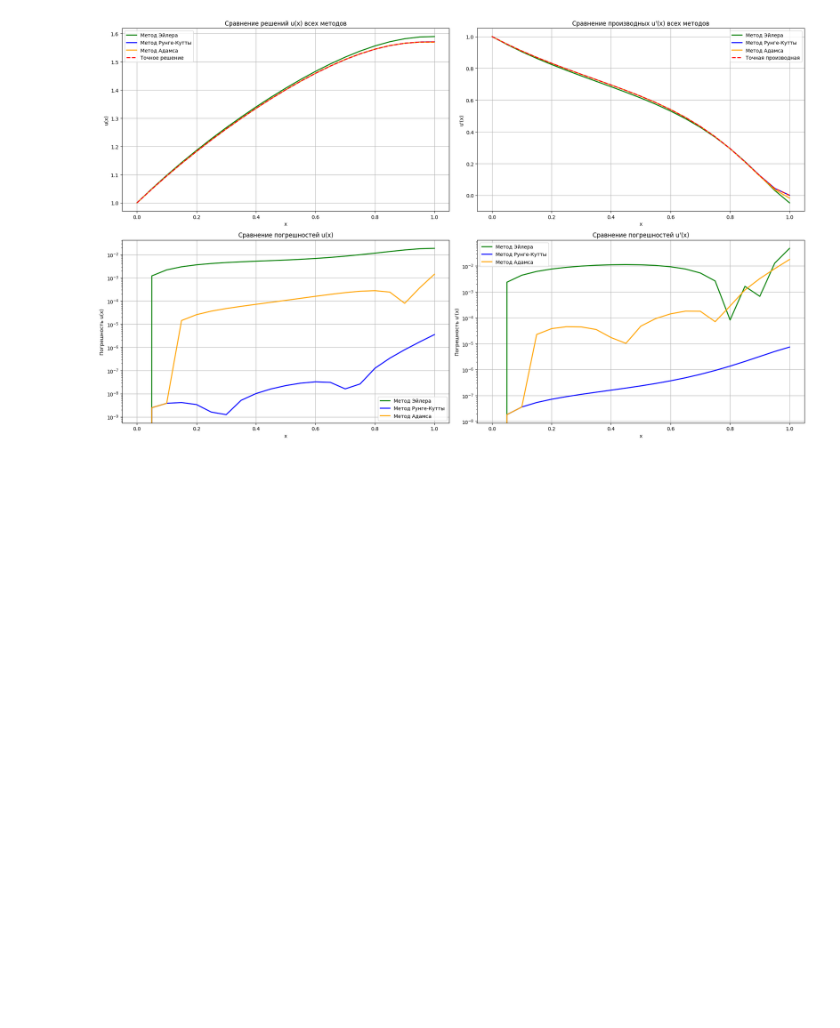
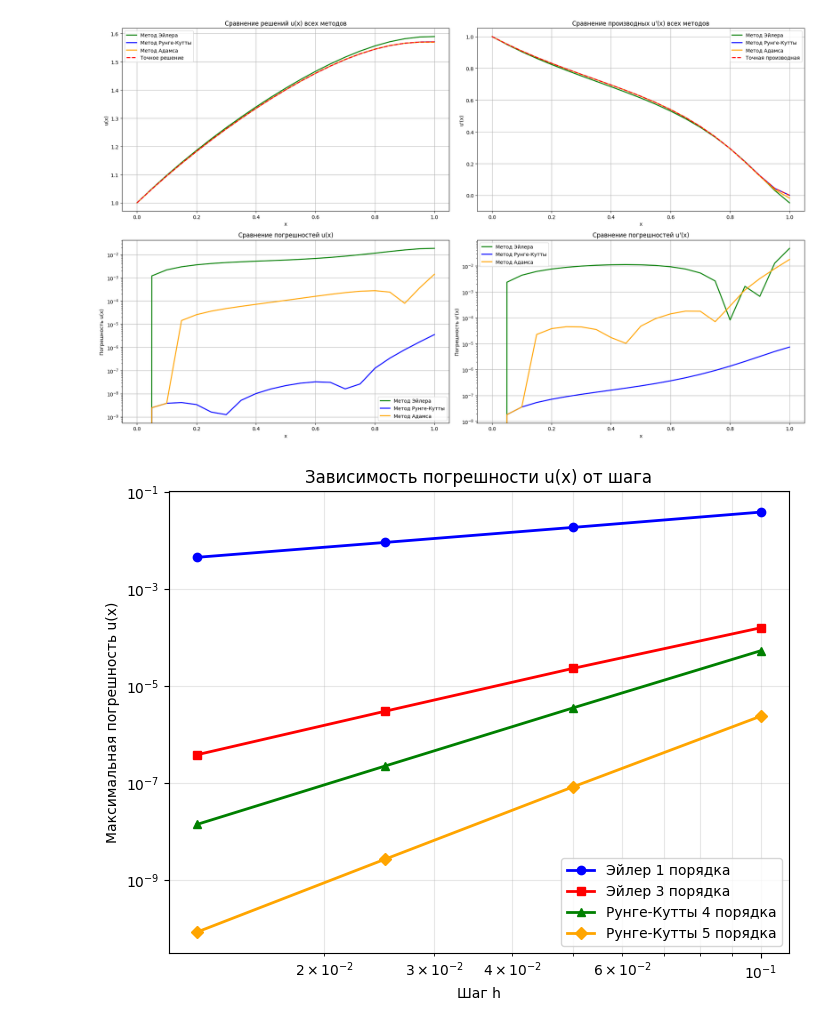
Before and after one commit to pos002/Numerical-Methods-2025, a Jupyter notebook: Lab_5_nm.ipynb, the cells around one changed output. Cells and saved outputs as stored; diff of their text form; code cells hidden in the pictures; blank space fills up the shorter version.

```diff
--- a/Lab_5_nm.ipynb
+++ b/Lab_5_nm.ipynb
@@ -541,3 +747,76 @@ plt.savefig(fname = "Оценки погрешностей")
 plt.show()
 # %% [output]
 [figure]
+# %%
+methods = {
+    'Эйлер 1 порядка': euler_method,
+    'Эйлер 3 порядка': euler_3rd_order,
+    'Рунге-Кутты 4 порядка': runge_kutta,
+    'Рунге-Кутты 5 порядка': runge_kutta_5th_order
+}
+
+h_values = [0.1, 0.05, 0.025, 0.0125]
+results = {}
+
+for method_name, method_func in methods.items():
+    errors_u = []
+    errors_u_prime = []
+
+    for h in h_values:
+        x, y = method_func(system_equation, y0, h)
+        u_numerical = y[:, 0]
+        u_prime_numerical = y[:, 1]
+        u_exact = u0(x)
+        u_prime_exact = du_dx(x)
+
+        error_u = np.max(np.abs(u_numerical - u_exact))
+        error_u_prime = np.max(np.abs(u_prime_numerical - u_prime_exact))
+
+        errors_u.append(error_u)
+        errors_u_prime.append(error_u_prime)
+
+    orders_u = []
+    orders_u_prime = []
+
+    for i in range(1, len(h_values)):
+        order_u = np.log(errors_u[i-1] / errors_u[i]) / np.log(h_values[i-1] / h_values[i])
+        order_u_prime = np.log(errors_u_prime[i-1] / errors_u_prime[i]) / np.log(h_values[i-1] / h_values[i])
+
+        orders_u.append(order_u)
+        orders_u_prime.append(order_u_prime)
+
+    results[method_name] = {
+        'errors_u': errors_u,
+        'errors_u_prime': errors_u_prime,
+        'orders_u': orders_u,
+        'orders_u_prime': orders_u_prime,
+        'mean_order_u': np.mean(orders_u),
+        'mean_order_u_prime': np.mean(orders_u_prime)
+    }
+
+theoretical_orders = {
+    'Эйлер 1 порядка': 1,
+    'Эйлер 3 порядка': 3,
+    'Рунге-Кутты 4 порядка': 4,
+    'Рунге-Кутты 5 порядка': 5
+}
+
+plt.figure(figsize=(8, 6))
+
+colors = ['blue', 'red', 'green', 'orange', 'purple']
+markers = ['o', 's', '^', 'D', 'v']
+
+for i, method_name in enumerate(methods.keys()):
+    plt.loglog(h_values, results[method_name]['errors_u'],
+               color=colors[i], marker=markers[i], linewidth=2,
+               markersize=6, label=method_name)
+
+plt.xlabel('Шаг h')
+plt.ylabel('Максимальная погрешность u(x)')
+plt.title('Зависимость погрешности u(x) от шага')
+plt.legend()
+plt.grid(True, which='both', alpha=0.3)
+
+plt.show()
+# %% [output]
+[figure, added]
```
Also changed, not shown: parts of 7 cells of this notebook, 4 other files.
